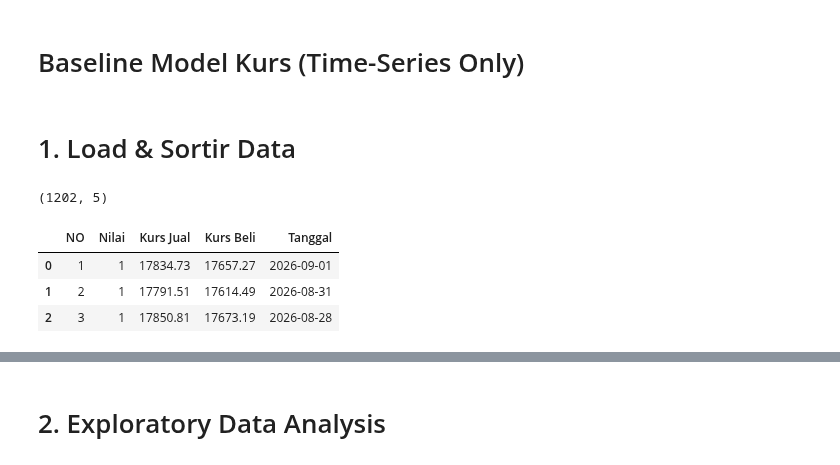
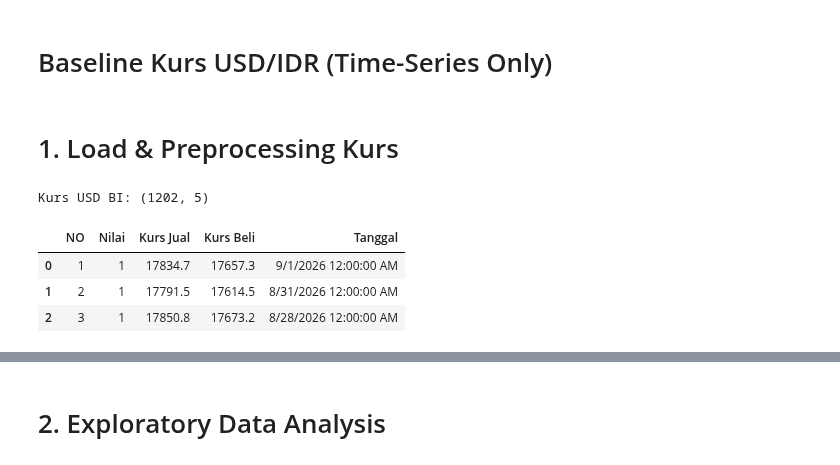
Before and after one commit to farsyaant/nlpproject-grestercinta, a Jupyter notebook: src/baseline_kurs_tengah.ipynb, the cells around one changed output, grey strips where cells are left out. Cells and saved outputs as stored; diff of their text form; code cells hidden in the pictures.

Commit message:
update: baseline model regresi kurs tengah

```diff
--- a/src/baseline_kurs_tengah.ipynb
+++ b/src/baseline_kurs_tengah.ipynb
@@ -9,25 +1,38 @@ from lightgbm import LGBMClassifier, early_stopping, log_evaluation
 # %% [markdown]
-# Baseline Model Kurs (Time-Series Only)
+# Baseline Kurs USD/IDR (Time-Series Only)
+# %%
+import warnings
+
+import holidays
+import numpy as np
+import pandas as pd
+import matplotlib.pyplot as plt
+
+from sklearn.preprocessing import StandardScaler
+from sklearn.metrics import mean_squared_error, mean_absolute_error
+from sklearn.linear_model import LinearRegression, Ridge, Lasso, ElasticNet, BayesianRidge
+from sklearn.neighbors import KNeighborsRegressor
+from sklearn.svm import SVR
+from sklearn.tree import DecisionTreeRegressor
+from sklearn.ensemble import (RandomForestRegressor, ExtraTreesRegressor,
+                              AdaBoostRegressor, GradientBoostingRegressor)
+
+warnings.filterwarnings("ignore")
+pd.set_option("display.float_format", lambda x: f"{x:.6g}")
+SEED = 42
 # %% [markdown]
-# 1. Load & Sortir Data
+# 1. Load & Preprocessing Kurs
 # %%
 bi_raw = pd.read_csv('../data/raw/bi-usd-rate.csv')
 
 start_date = pd.Timestamp("2021-09-01")
-end_date = pd.Timestamp("2026-09-01")
+end_date = pd.Timestamp("2026-09-01 23:59:59")   # inklusif sampai akhir hari, sama dengan pipeline final
 
-# Gabungkan tanggal dan jam untuk satu kolom datetime kanonik
-bi_raw["Tanggal"] = pd.to_datetime(
-    bi_raw["Tanggal"].astype(str).str.strip(),
-    format="%m/%d/%Y %I:%M:%S %p",  # perhatikan ada detik (:%S) di format aslinya
-    errors="coerce",
-)
-
-print(bi_raw.shape)
+print("Kurs USD BI:", bi_raw.shape)
 bi_raw.head(3)
 # %% [output]
-(1202, 5)
+Kurs USD BI: (1202, 5)
 |  | NO | Nilai | Kurs Jual | Kurs Beli | Tanggal |
-| 0 | 1 | 1 | 17834.73 | 17657.27 | 2026-09-01 |
-| 1 | 2 | 1 | 17791.51 | 17614.49 | 2026-08-31 |
-| 2 | 3 | 1 | 17850.81 | 17673.19 | 2026-08-28 |
+| 0 | 1 | 1 | 17834.7 | 17657.3 | 9/1/2026 12:00:00 AM |
+| 1 | 2 | 1 | 17791.5 | 17614.5 | 8/31/2026 12:00:00 AM |
+| 2 | 3 | 1 | 17850.8 | 17673.2 | 8/28/2026 12:00:00 AM |
```
Also changed, not shown: parts of 38 cells of this notebook.
